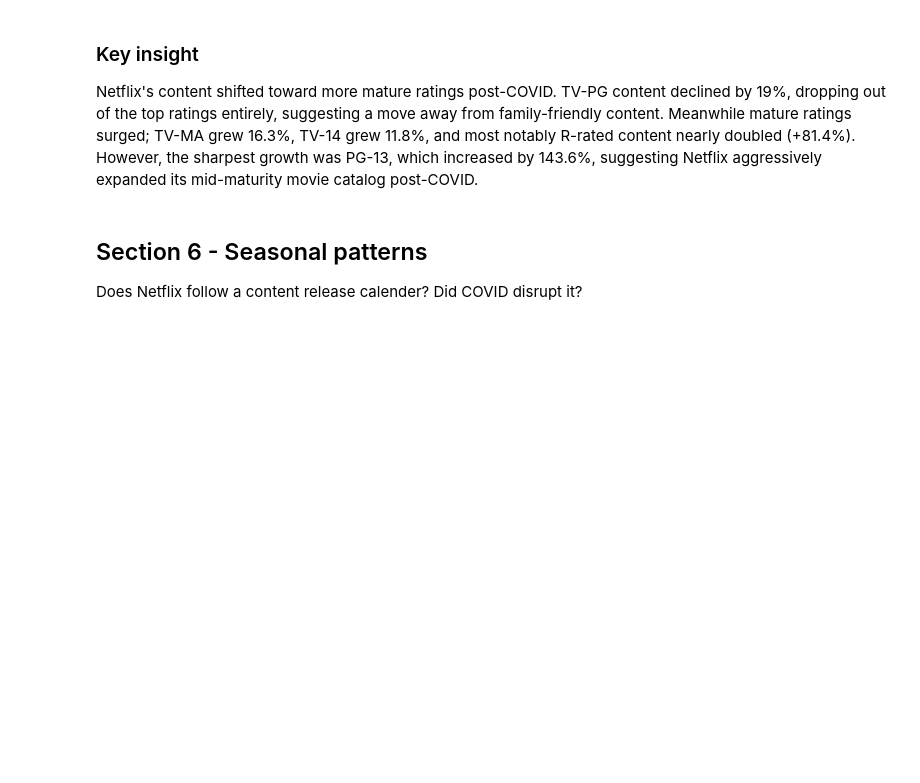
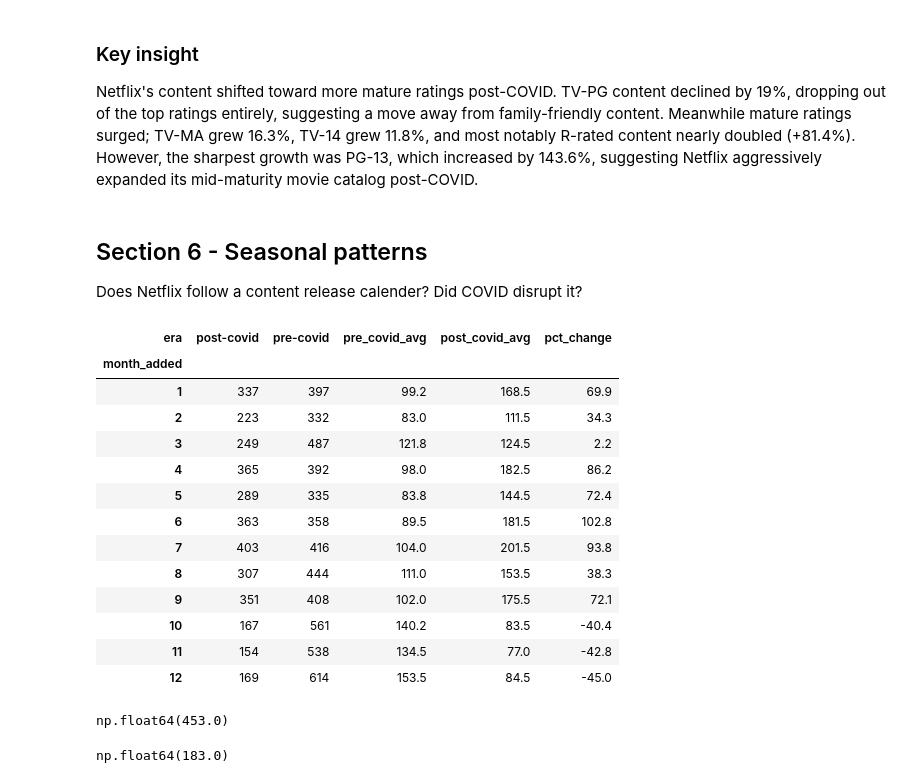
Before and after one commit to dairalmerino/NETFLIX-ANALYSIS-PROJECT, a Jupyter notebook: netflix_analysis.ipynb, the cells around one changed output. Cells and saved outputs as stored; diff of their text form; code cells hidden in the pictures; blank space fills up the shorter version.

```diff
--- a/netflix_analysis.ipynb
+++ b/netflix_analysis.ipynb
@@ -318,3 +317,33 @@ Netflix aggressively expanded its mid-maturity movie catalog post-COVID.
 # %% [markdown]
 ## Section 6 - Seasonal patterns
 Does Netflix follow a content release calender? Did COVID disrupt it?
+# %%
+netflix_filtered['month_added'] = netflix_filtered['date_added'].dt.month
+
+seasonal = (netflix_filtered.groupby(['era','month_added'])['title']
+            .count()
+            .unstack(level = 0)
+            .fillna(0)
+)
+
+seasonal['pre_covid_avg'] = (seasonal['pre-covid'] /4).round(1)
+seasonal['post_covid_avg'] = (seasonal['post-covid']/2).round(1)
+
+seasonal['pct_change'] = ((seasonal['post_covid_avg'] - seasonal['pre_covid_avg']) / seasonal['pre_covid_avg'] *100).round(1)
+
+seasonal
+# %% [output]
+| era | post-covid | pre-covid | pre_covid_avg | post_covid_avg | pct_change |
+| month_added |  |  |  |  |  |
+| 1 | 337 | 397 | 99.2 | 168.5 | 69.9 |
+| 2 | 223 | 332 | 83.0 | 111.5 | 34.3 |
+| 3 | 249 | 487 | 121.8 | 124.5 | 2.2 |
+| 4 | 365 | 392 | 98.0 | 182.5 | 86.2 |
+| 5 | 289 | 335 | 83.8 | 144.5 | 72.4 |
+| 6 | 363 | 358 | 89.5 | 181.5 | 102.8 |
+| 7 | 403 | 416 | 104.0 | 201.5 | 93.8 |
+| 8 | 307 | 444 | 111.0 | 153.5 | 38.3 |
+| 9 | 351 | 408 | 102.0 | 175.5 | 72.1 |
+| 10 | 167 | 561 | 140.2 | 83.5 | -40.4 |
+| 11 | 154 | 538 | 134.5 | 77.0 | -42.8 |
+| 12 | 169 | 614 | 153.5 | 84.5 | -45.0 |
@@ -320,0 +370,8 @@ Does Netflix follow a content release calender? Did COVID disrupt it?
+# %%
+(seasonal.get('post_covid_avg').loc[3:9].sum() - seasonal.get('pre_covid_avg').loc[3:9].sum()).round()
+# %% [output]
+np.float64(453.0)
+# %%
+abs(seasonal.get('post_covid_avg').loc[10:12].sum() - seasonal.get('pre_covid_avg').loc[10:12].sum()).round()
+# %% [output]
+np.float64(183.0)
```
Also changed, not shown: parts of 8 cells of this notebook.
